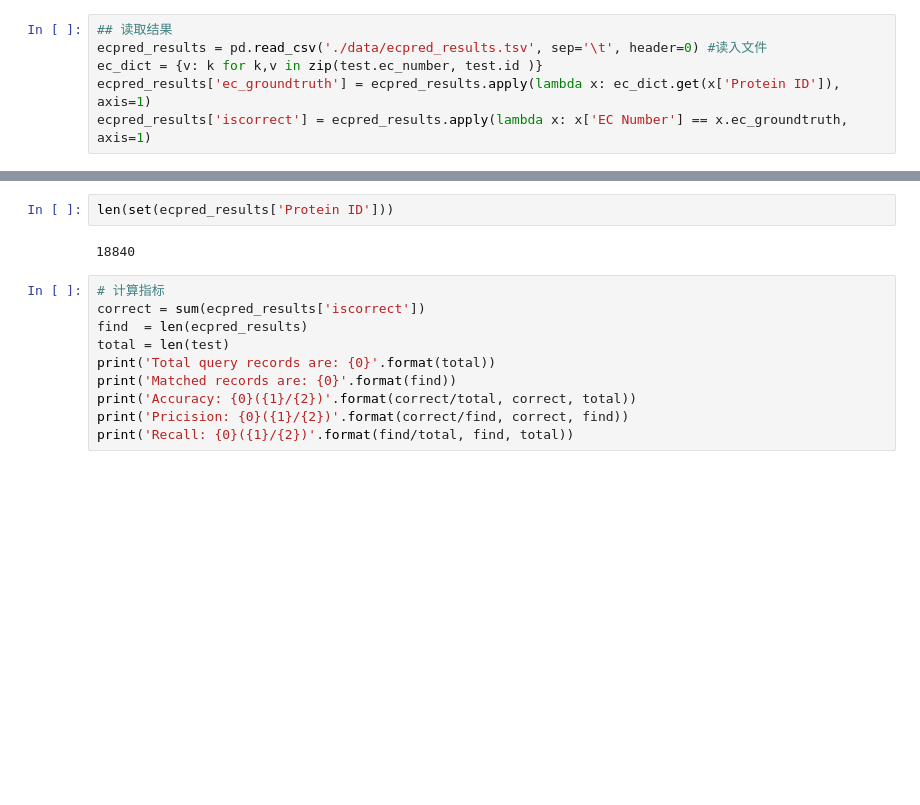
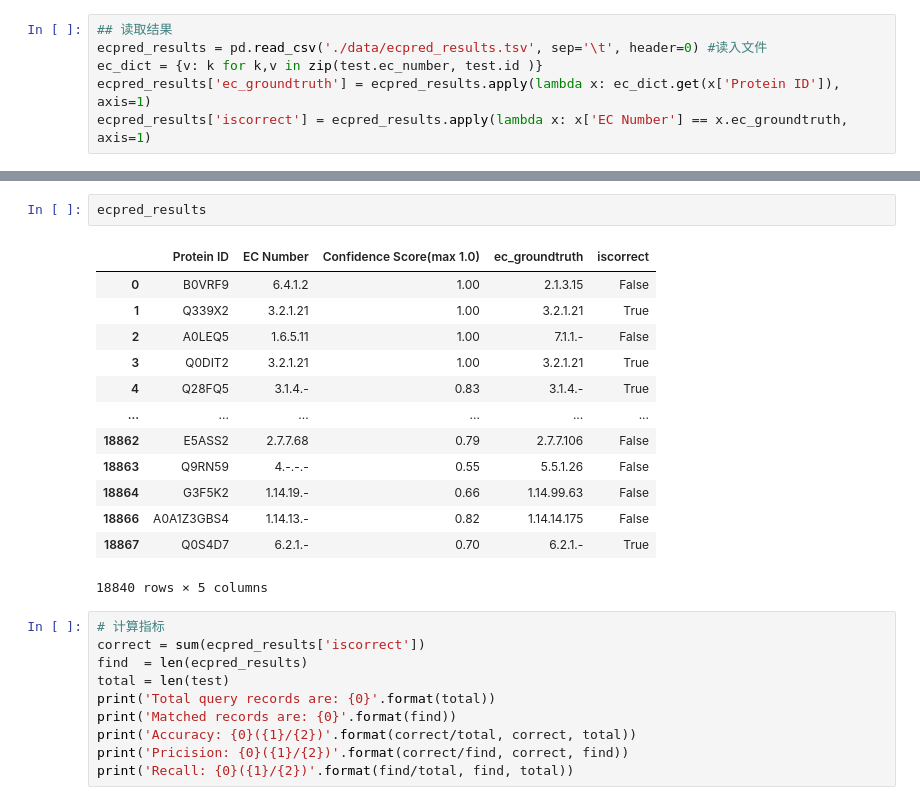
Before and after one commit to kingstdio/BioUniprot, a Jupyter notebook: tasks/task3/task3_ecPrediction.ipynb, the cells around one changed output, grey strips where cells are left out. Cells and saved outputs as stored; diff of their text form; blank space fills up the shorter version.

```diff
--- a/tasks/task3/task3_ecPrediction.ipynb
+++ b/tasks/task3/task3_ecPrediction.ipynb
@@ -247,7 +279,19 @@ NameError: name 'ecpred_results' is not defined
-# %%
-len(set(ecpred_results['Protein ID']))
-# %% [output]
-18840
+# %%
+ecpred_results
+# %% [output]
+|  | Protein ID | EC Number | Confidence Score(max 1.0) | ec_groundtruth | iscorrect |
+| 0 | B0VRF9 | 6.4.1.2 | 1.00 | 2.1.3.15 | False |
+| 1 | Q339X2 | 3.2.1.21 | 1.00 | 3.2.1.21 | True |
+| 2 | A0LEQ5 | 1.6.5.11 | 1.00 | 7.1.1.- | False |
+| 3 | Q0DIT2 | 3.2.1.21 | 1.00 | 3.2.1.21 | True |
+| 4 | Q28FQ5 | 3.1.4.- | 0.83 | 3.1.4.- | True |
+| ... | ... | ... | ... | ... | ... |
+| 18862 | E5ASS2 | 2.7.7.68 | 0.79 | 2.7.7.106 | False |
+| 18863 | Q9RN59 | 4.-.-.- | 0.55 | 5.5.1.26 | False |
+| 18864 | G3F5K2 | 1.14.19.- | 0.66 | 1.14.99.63 | False |
+| 18866 | A0A1Z3GBS4 | 1.14.13.- | 0.82 | 1.14.14.175 | False |
+| 18867 | Q0S4D7 | 6.2.1.- | 0.70 | 6.2.1.- | True |
+18840 rows × 5 columns
 # %%
 # 计算指标
 correct = sum(ecpred_results['iscorrect'])
```
Also changed, not shown: parts of 5 cells of this notebook, 15 other files.
